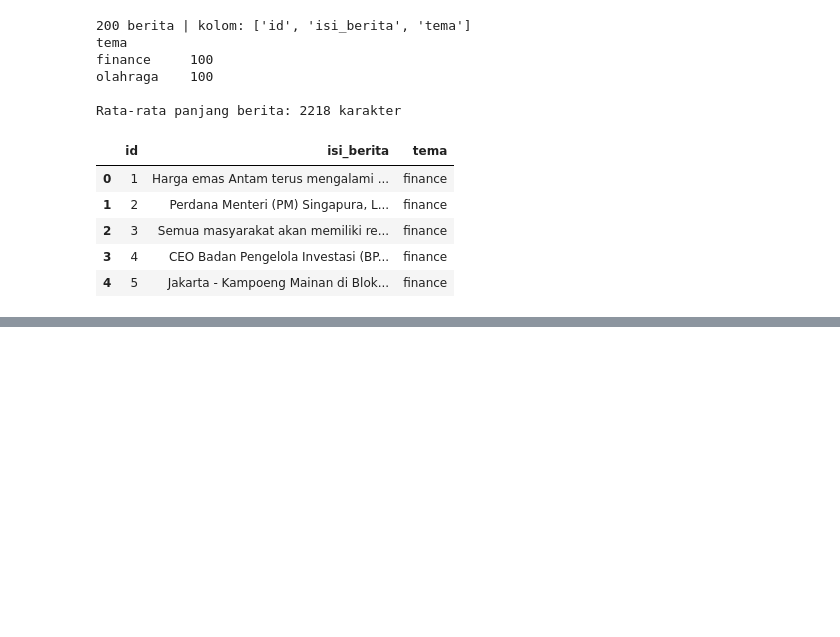
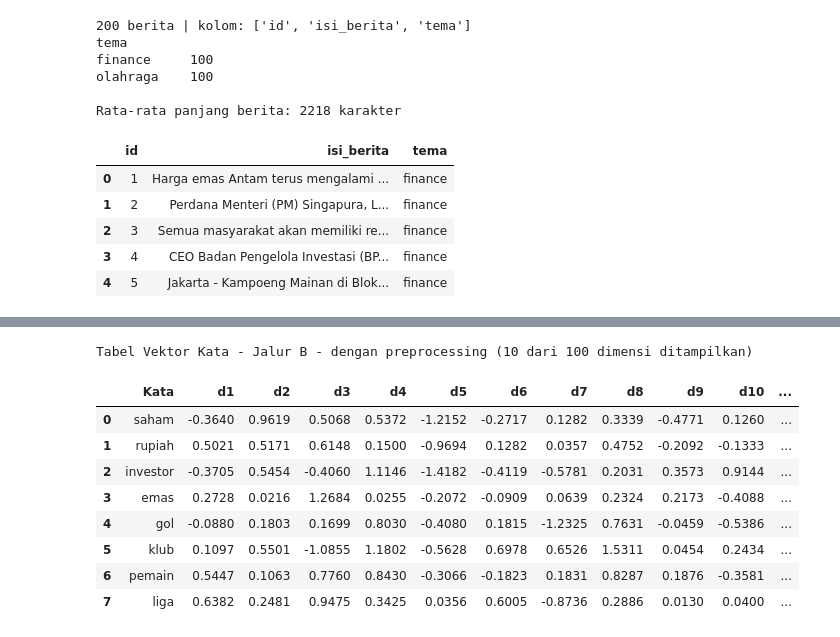
Before and after one commit to Abidayyasy/PPW, a Jupyter notebook: tugas4.ipynb, the cells around one changed output, grey strips where cells are left out. Saved outputs shown, nothing was run; the diff lists cells and outputs as text; code cells hidden in the pictures; blank space fills up the shorter version.

```diff
--- a/tugas4.ipynb
+++ b/tugas4.ipynb
@@ -433,0 +503,7 @@ Konsistensi antar lipatan:
+# %%
+print("Jalur B - skip-gram dengan preprocessing")
+model_b, X_b, korpus_b = latih_skipgram(TOK["B"], "B - dengan preprocessing")
+tabel_stat_b = statistik_vocabulary(TOK["B"], model_b.wv, "B - dengan preprocessing")
+
+print("\nTabel 2 - Statistik Vocabulary Jalur B")
+display(tabel_stat_b.round(2))
@@ -433,0 +528,14 @@ Konsistensi antar lipatan:
+# %%
+tabel_vek_b = tabel_vektor_kata(model_b.wv, "Jalur B - dengan preprocessing")
+display(tabel_vek_b)
+# %% [output]
+Tabel Vektor Kata - Jalur B - dengan preprocessing (10 dari 100 dimensi ditampilkan)
+|  | Kata | d1 | d2 | d3 | d4 | d5 | d6 | d7 | d8 | d9 | d10 | ... |
+| 0 | saham | -0.3640 | 0.9619 | 0.5068 | 0.5372 | -1.2152 | -0.2717 | 0.1282 | 0.3339 | -0.4771 | 0.1260 | ... |
+| 1 | rupiah | 0.5021 | 0.5171 | 0.6148 | 0.1500 | -0.9694 | 0.1282 | 0.0357 | 0.4752 | -0.2092 | -0.1333 | ... |
+| 2 | investor | -0.3705 | 0.5454 | -0.4060 | 1.1146 | -1.4182 | -0.4119 | -0.5781 | 0.2031 | 0.3573 | 0.9144 | ... |
+| 3 | emas | 0.2728 | 0.0216 | 1.2684 | 0.0255 | -0.2072 | -0.0909 | 0.0639 | 0.2324 | 0.2173 | -0.4088 | ... |
+| 4 | gol | -0.0880 | 0.1803 | 0.1699 | 0.8030 | -0.4080 | 0.1815 | -1.2325 | 0.7631 | -0.0459 | -0.5386 | ... |
+| 5 | klub | 0.1097 | 0.5501 | -1.0855 | 1.1802 | -0.5628 | 0.6978 | 0.6526 | 1.5311 | 0.0454 | 0.2434 | ... |
+| 6 | pemain | 0.5447 | 0.1063 | 0.7760 | 0.8430 | -0.3066 | -0.1823 | 0.1831 | 0.8287 | 0.1876 | -0.3581 | ... |
+| 7 | liga | 0.6382 | 0.2481 | 0.9475 | 0.3425 | 0.0356 | 0.6005 | -0.8736 | 0.2886 | 0.0130 | 0.0400 | ... |
```
Also changed, not shown: parts of 57 cells of this notebook, 7 other files.
